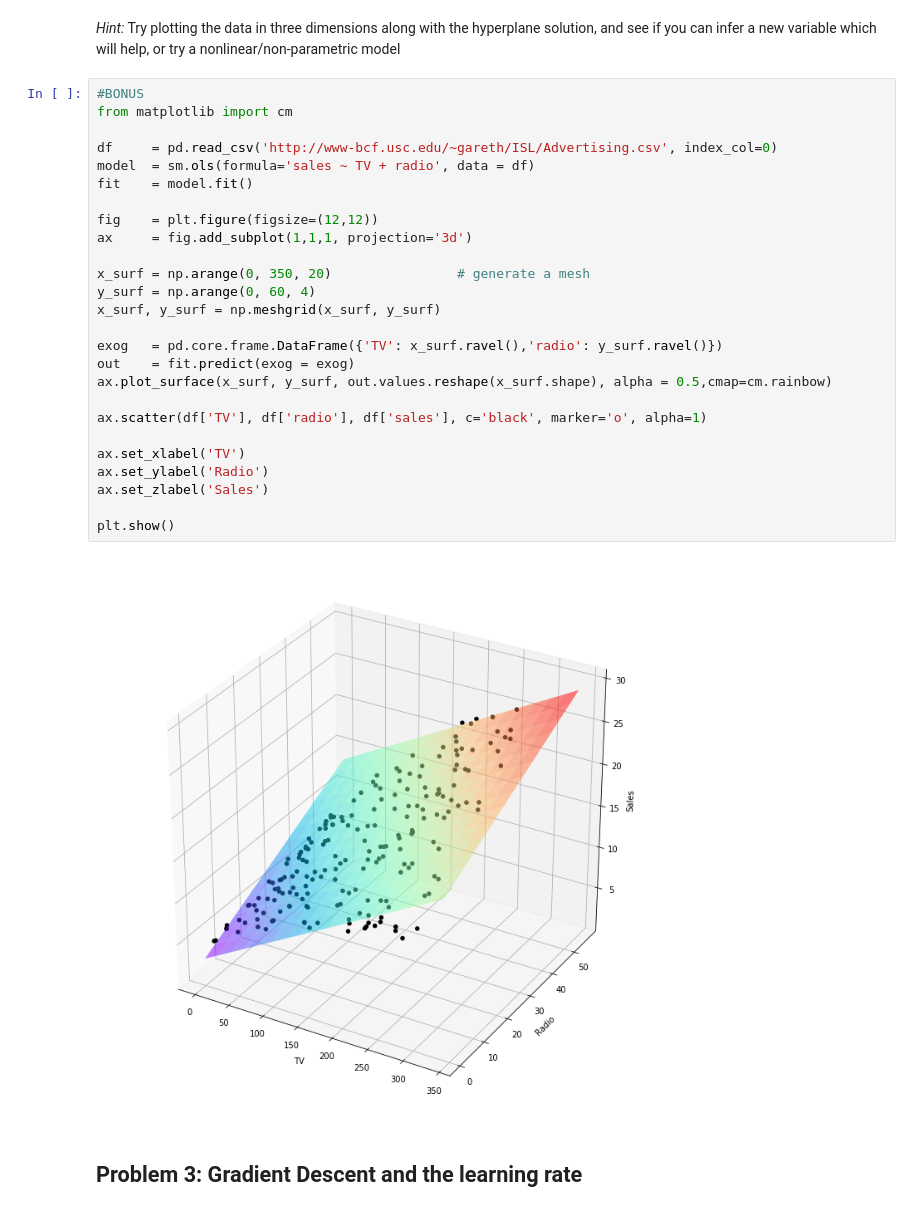
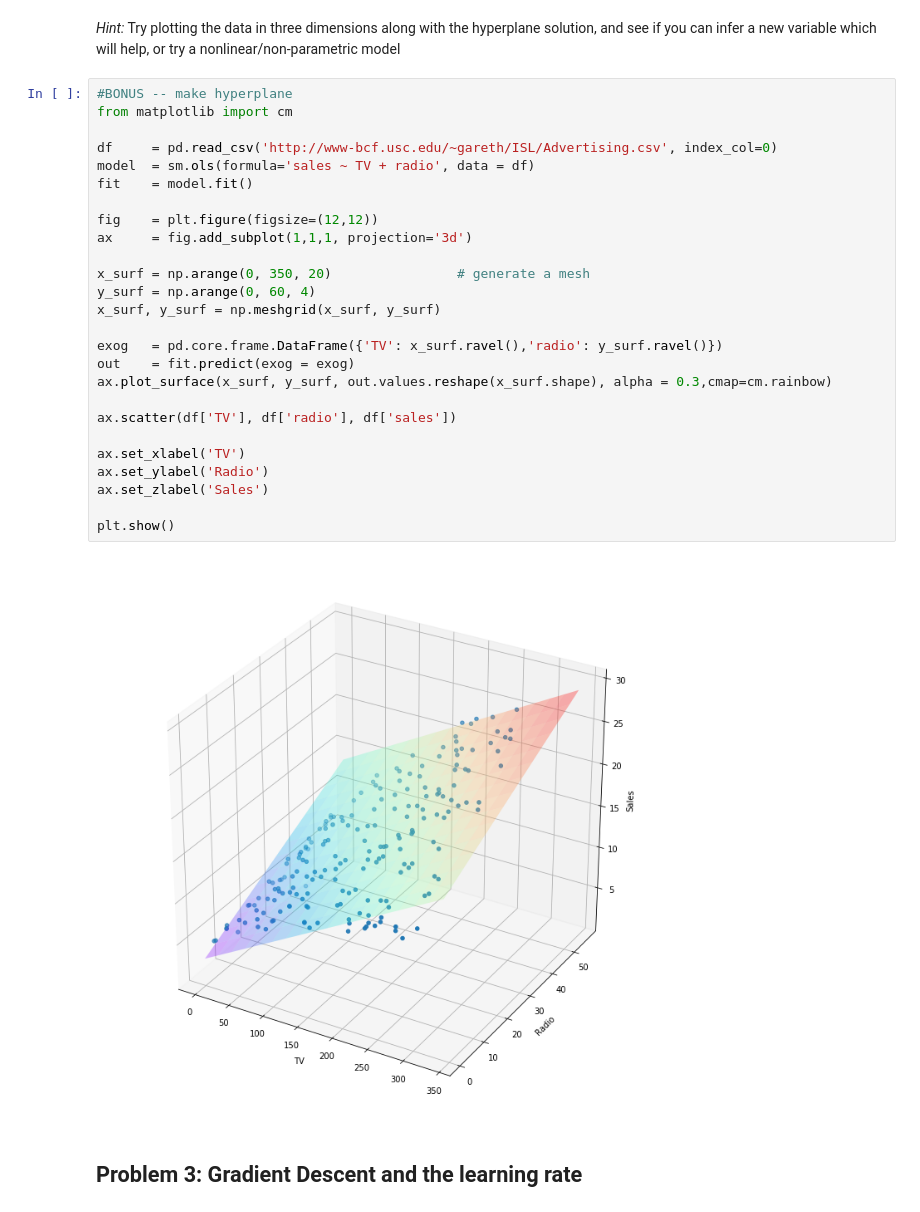
Before and after one commit to Columbia-Intro-Data-Science/python-introduction-jcp2203, a Jupyter notebook: homework/Homework 1 - Github and Pandas_JCP2203.ipynb, the cells around one changed output. Saved outputs shown, nothing was run; the diff lists cells and outputs as text.

```diff
--- a/homework/Homework 1 - Github and Pandas_JCP2203.ipynb
+++ b/homework/Homework 1 - Github and Pandas_JCP2203.ipynb
@@ -237,33 +238,33 @@ h) What can you conclude from g) - can you think of a way to interpret the resul
 *Hint:* Try plotting the data in three dimensions along with the hyperplane solution, and see if you can infer
 a new variable which will help, or try a nonlinear/non-parametric model
 # %%
-#BONUS
+#BONUS -- make hyperplane
 from matplotlib import cm
 
 df     = pd.read_csv('http://www-bcf.usc.edu/~gareth/ISL/Advertising.csv', index_col=0)
 model  = sm.ols(formula='sales ~ TV + radio', data = df)
 fit    = model.fit()
 
 fig    = plt.figure(figsize=(12,12))
 ax     = fig.add_subplot(1,1,1, projection='3d')
 
 x_surf = np.arange(0, 350, 20)                # generate a mesh
 y_surf = np.arange(0, 60, 4)
 x_surf, y_surf = np.meshgrid(x_surf, y_surf)
 
 exog   = pd.core.frame.DataFrame({'TV': x_surf.ravel(),'radio': y_surf.ravel()})
 out    = fit.predict(exog = exog)
-ax.plot_surface(x_surf, y_surf, out.values.reshape(x_surf.shape), alpha = 0.5,cmap=cm.rainbow)
+ax.plot_surface(x_surf, y_surf, out.values.reshape(x_surf.shape), alpha = 0.3,cmap=cm.rainbow)
 
-ax.scatter(df['TV'], df['radio'], df['sales'], c='black', marker='o', alpha=1)
+ax.scatter(df['TV'], df['radio'], df['sales'])
 
 ax.set_xlabel('TV')
 ax.set_ylabel('Radio')
 ax.set_zlabel('Sales')
 
 plt.show()
 # %% [output]
-[figure, old version]
+[figure, new version]
 # %% [markdown]
 ## Problem 3:  Gradient Descent and the learning rate
 # %% [markdown]
```
Also changed, not shown: parts of 1 cell of this notebook.
